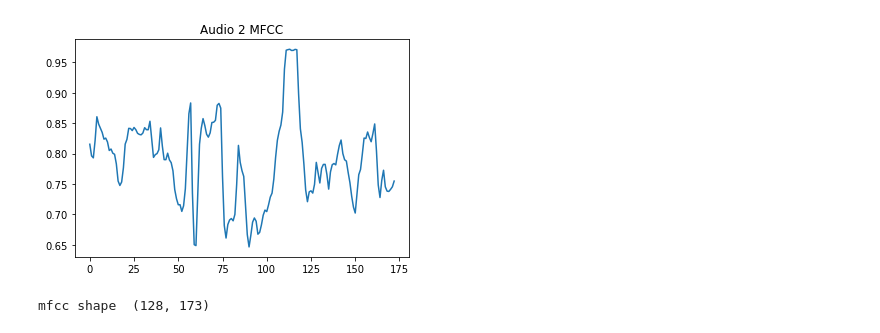
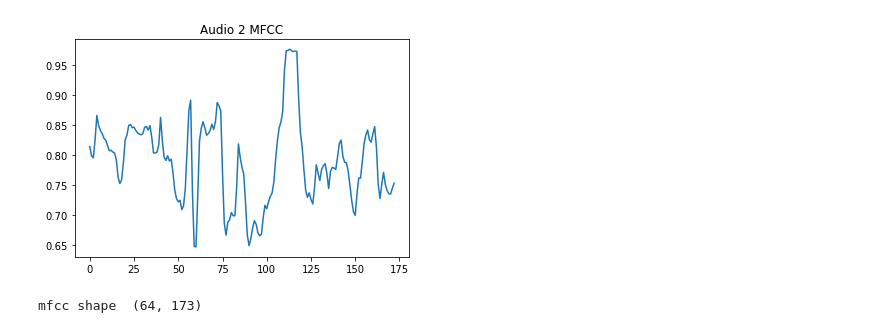
Before and after one commit to daea69twins/voiceseperation, a Jupyter notebook: Reconstruction Verification/verification sandbox.ipynb, the cells around one changed output. Cells and saved outputs as stored; diff of their text form; code cells hidden in the pictures.

```diff
--- a/Reconstruction Verification/verification sandbox.ipynb
+++ b/Reconstruction Verification/verification sandbox.ipynb
@@ -21,7 +21,7 @@ Two distinct voices will be used
 """
 
 clip_length = 4
-MFCC_param = 128
+MFCC_param = 64
 
 # specify working directory
 folderpath = 'C:/Users/eholy/Desktop/SD/reconstruction_verification/raw_audio/'
@@ -163,36 +164,36 @@ mfccMult = 1
 data2 = librosa.feature.mfcc(y=audio_trunc2,
                             sr=22050*srMult,
                             S=None, n_mfcc=MFCC_param,
                             dct_type=2,
                             norm='ortho',
                             lifter=0,
                             win_length=2048, # default is 2048; with sr of 22050, this corresponds to ~93ms
                             hop_length=512   # default is 512; with sr of 22050, this corresponds to ~23ms
                            )
 data2_nonscaled = data2
 
 #print('before transform ', data2[0][:10])
 scaler = MinMaxScaler(feature_range=(0, 1))
 scaler = scaler.fit(data2)
 data2 = scaler.transform(data2)
 
 plt.figure()
 plt.title("Audio 2 MFCC")
-plt.plot(data2[127])
+plt.plot(data2[MFCC_param-1])
 plt.show()
 
 print('mfcc shape ', data2.shape)
 
 data2inv = scaler.inverse_transform(data2)
 
 #print('after inverse transform ', data2[0][:10])
 
 wav2 = librosa.feature.inverse.mfcc_to_audio(data2_nonscaled) # doesn't seem to really make a difference?
 
 ipd.Audio(wav2, rate=22050)
 # %% [output]
-[figure, old version]
+[figure, new version]
-mfcc shape  (128, 173)
+mfcc shape  (64, 173)
 [interactive output not drawn]
 # %%
 """
```
Also changed, not shown: parts of 4 cells of this notebook.
